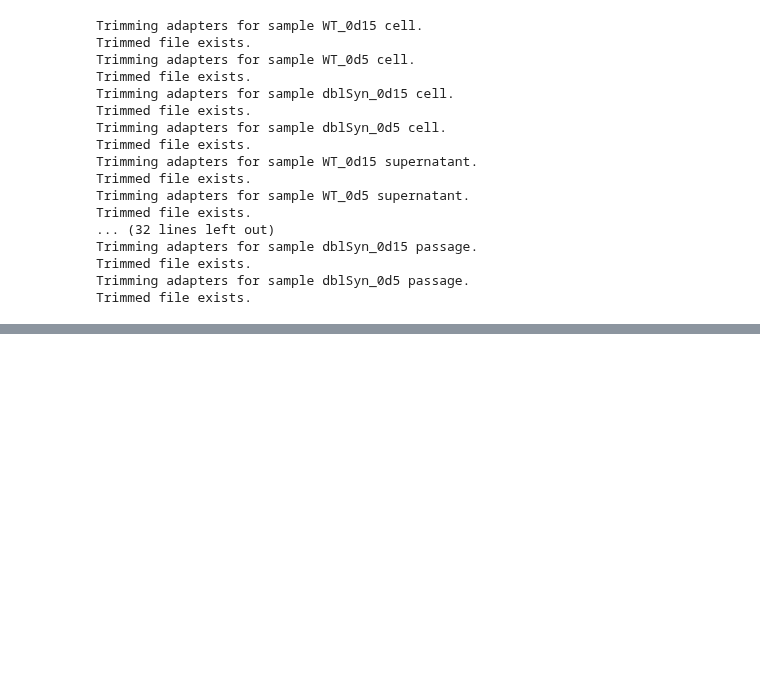
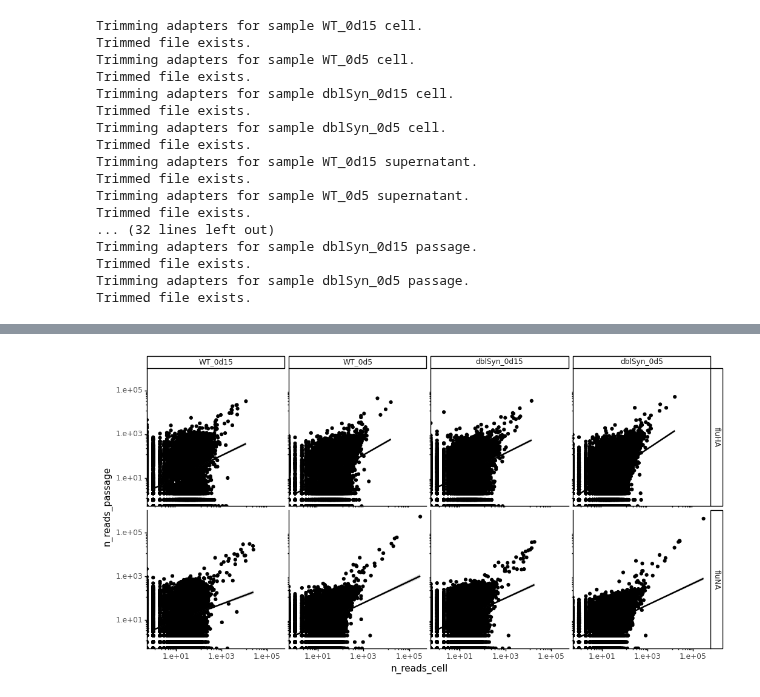
Before and after one commit to jbloomlab/barcoded_flu_pdmH1N1, a Jupyter notebook: viral_bc_analysis.ipynb, the cells around one changed output, grey strips where cells are left out. Cells and saved outputs as stored; diff of their text form; code cells hidden in the pictures; blank space fills up the shorter version.

Commit message:
First pass analysis of samples. They correlate!

```diff
--- a/viral_bc_analysis.ipynb
+++ b/viral_bc_analysis.ipynb
@@ -337,3 +364,0 @@ To retain the current behavior and silence the warning, pass 'sort=True'.
-# %%
-sns.set(style="ticks")
-sns.pairplot(barcode_counts_wide.query('segment == "fluHA"'))
@@ -341,0 +365,12 @@ sns.pairplot(barcode_counts_wide.query('segment == "fluNA"'))
+# %%
+p = (ggplot(barcode_counts_wide.fillna({'n_reads_cell':0,'n_reads_passage':0}), aes(x='n_reads_cell', y='n_reads_passage')) +
+     geom_point() +
+     geom_smooth(method='lm') +
+     facet_grid('segment~sample') +
+     theme(figure_size=(12, 6)) +
+     scale_x_log10(labels=mizani.formatters.scientific_format()) +
+     scale_y_log10(labels=mizani.formatters.scientific_format())
+     )
+_ = p.draw()
+# %% [output]
+[figure, added]
```
Also changed, not shown: parts of 28 cells of this notebook, 1 other file.
